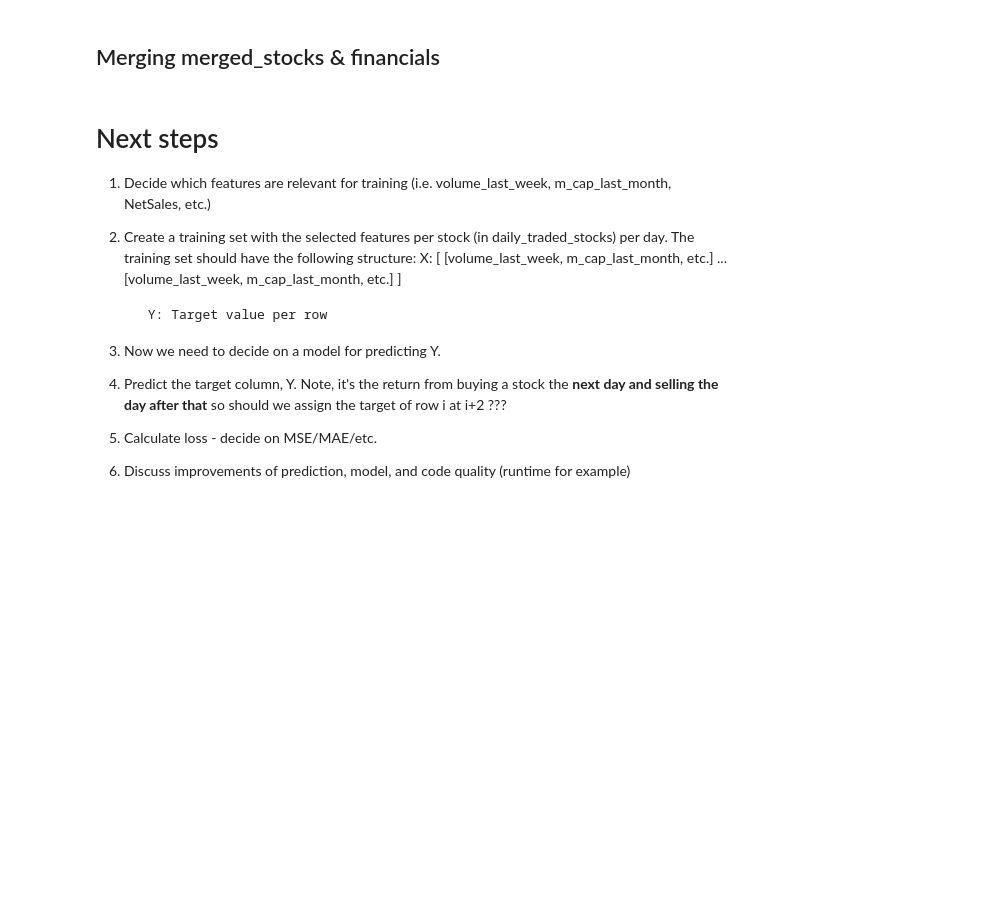
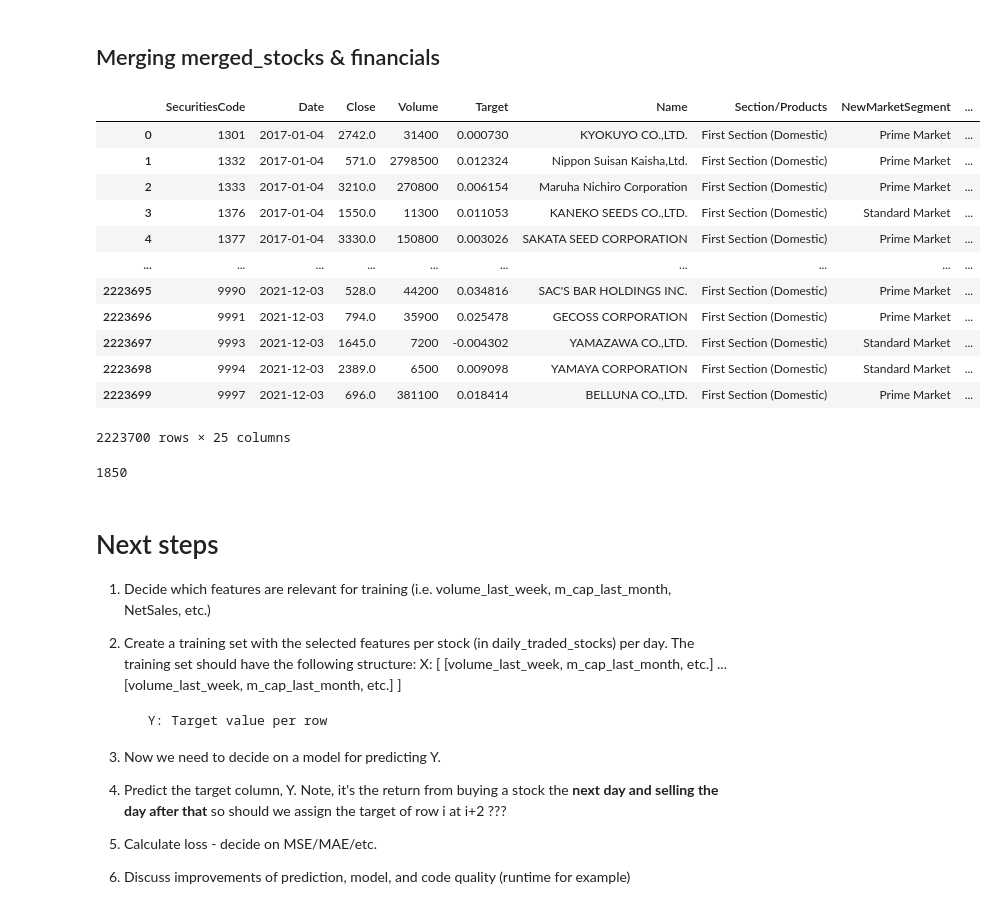
Before and after one commit to ofirnesher-nemodata/jpx-tokyo-stock-exchange-prediction, a Jupyter notebook: eda.ipynb, the cells around one changed output. Saved outputs shown, nothing was run; the diff lists cells and outputs as text; code cells hidden in the pictures; blank space fills up the shorter version.

```diff
--- a/eda.ipynb
+++ b/eda.ipynb
@@ -290,5 +290,8 @@ my_financials.head(23)
 ### Add date of next row to each row **per Security Code**
 This is done in order to merge the relevant column values into the final DF before training
 # %%
-my_financials['Date2'] = my_financials.groupby('SecuritiesCode', as_index=False).apply(lambda x: x['Date'].shift(-1)).values
+# my_financials['Date2'] = my_financials.groupby('SecuritiesCode', as_index=False).apply(lambda x: x['Date'].shift(-1)).values
+my_financials['Q'] = my_financials['Date'].dt.quarter
+my_financials['year'] = my_financials['Date'].dt.year
+my_financials = my_financials.sort_values(by=['SecuritiesCode', 'Date']).drop_duplicates(subset=['SecuritiesCode', 'Q', 'year'], keep='last')
 my_financials
@@ -650,3 +674,25 @@ memory usage: 273.6+ MB
+# %%
+new_df = merged_stocks.merge(my_financials, on=['SecuritiesCode', 'Q', 'year'], how='left')
+new_df= new_df.rename(columns={"Date_x": "Date"})
+new_df
+# %% [output]
+|  | SecuritiesCode | Date | Close | Volume | Target | Name | Section/Products | NewMarketSegment | ... |
+| 0 | 1301 | 2017-01-04 | 2742.0 | 31400 | 0.000730 | KYOKUYO CO.,LTD. | First Section (Domestic) | Prime Market | ... |
+| 1 | 1332 | 2017-01-04 | 571.0 | 2798500 | 0.012324 | Nippon Suisan Kaisha,Ltd. | First Section (Domestic) | Prime Market | ... |
+| 2 | 1333 | 2017-01-04 | 3210.0 | 270800 | 0.006154 | Maruha Nichiro Corporation | First Section (Domestic) | Prime Market | ... |
+| 3 | 1376 | 2017-01-04 | 1550.0 | 11300 | 0.011053 | KANEKO SEEDS CO.,LTD. | First Section (Domestic) | Standard Market | ... |
+| 4 | 1377 | 2017-01-04 | 3330.0 | 150800 | 0.003026 | SAKATA SEED CORPORATION | First Section (Domestic) | Prime Market | ... |
+| ... | ... | ... | ... | ... | ... | ... | ... | ... | ... |
+| 2223695 | 9990 | 2021-12-03 | 528.0 | 44200 | 0.034816 | SAC'S BAR HOLDINGS INC. | First Section (Domestic) | Prime Market | ... |
+| 2223696 | 9991 | 2021-12-03 | 794.0 | 35900 | 0.025478 | GECOSS CORPORATION | First Section (Domestic) | Prime Market | ... |
+| 2223697 | 9993 | 2021-12-03 | 1645.0 | 7200 | -0.004302 | YAMAZAWA CO.,LTD. | First Section (Domestic) | Standard Market | ... |
+| 2223698 | 9994 | 2021-12-03 | 2389.0 | 6500 | 0.009098 | YAMAYA CORPORATION | First Section (Domestic) | Standard Market | ... |
+| 2223699 | 9997 | 2021-12-03 | 696.0 | 381100 | 0.018414 | BELLUNA CO.,LTD. | First Section (Domestic) | Prime Market | ... |
+2223700 rows × 25 columns
+# %%
+len(get_stocks_traded_every_day(new_df))  # should be 1850
+# %% [output]
+1850
 # %% [markdown]
 # Next steps
 1. Decide which features are relevant for training (i.e. volume_last_week, m_cap_last_month, NetSales, etc.)
```
Also changed, not shown: parts of 6 cells of this notebook.
